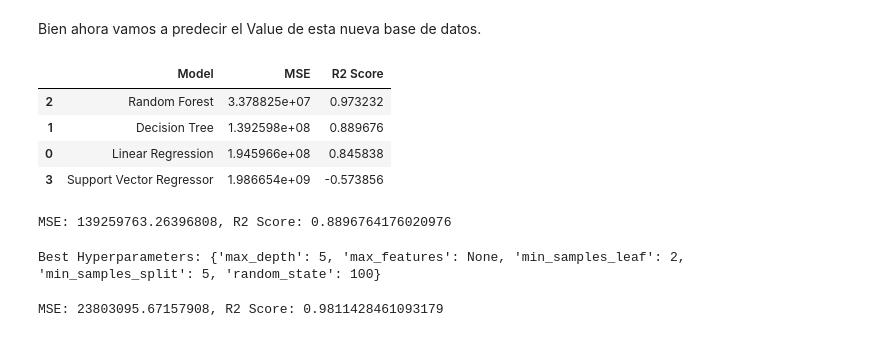
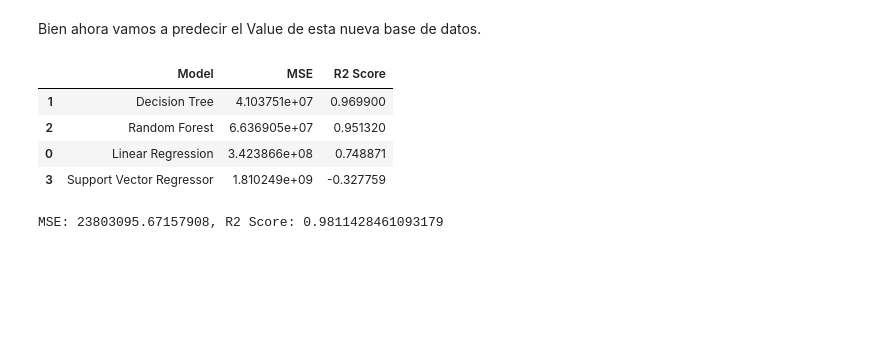
Before and after one commit to AlexSG29/Machine-Learning-Class, a Jupyter notebook: proyecto/proyecto_final.ipynb, the cells around one changed output. Drawn from its saved outputs; the diff is of its cells as text; code cells hidden in the pictures; blank space fills up the shorter version.

```diff
--- a/proyecto/proyecto_final.ipynb
+++ b/proyecto/proyecto_final.ipynb
@@ -218,8 +218,12 @@ from sklearn.metrics import mean_squared_error, r2_score
 # medimos el desempeño de cada modelo
 X = df_merged.drop(['Value', 'Unnamed: 0', 'Year'], axis=1)  # variables predictoras
 y = df_merged['Value']  # variable objetivo
+
+# partimos los datos en entrenamiento y prueba y validation
+
 from sklearn.model_selection import train_test_split
-X_train, X_test, y_train, y_test = train_test_split(X, y, test_size=0.1, random_state=29)
+X_train, X_temp, y_train, y_temp = train_test_split(X, y, test_size=0.3, random_state=29)  # 70% train
+X_val, X_test, y_val, y_test = train_test_split(X_temp, y_temp, test_size=0.5, random_state=29)  # 15% validation, 15% test
 # %%
 # medimos el desempeño de cada modelo
 models = {
@@ -229,47 +233,25 @@ models = {
     'Support Vector Regressor': SVR()
 }
 # %%
-# imprimimos en una tabla el desempeño de cada modelo
+# imprimimos en una tabla el desempeño de cada modelo usando la validación
 results = []
 for name, model in models.items():
     model.fit(X_train, y_train)
-    y_pred = model.predict(X_test)
-    mse = mean_squared_error(y_test, y_pred)
-    r2 = r2_score(y_test, y_pred)
+    y_pred = model.predict(X_val)
+    mse = mean_squared_error(y_val, y_pred)
+    r2 = r2_score(y_val, y_pred)
     results.append({'Model': name, 'MSE': mse, 'R2 Score': r2})
 results_df = pd.DataFrame(results)
 results_df.sort_values(by='R2 Score', ascending=False)
 # %% [output]
 |  | Model | MSE | R2 Score |
-| 2 | Random Forest | 3.378825e+07 | 0.973232 |
-| 1 | Decision Tree | 1.392598e+08 | 0.889676 |
-| 0 | Linear Regression | 1.945966e+08 | 0.845838 |
-| 3 | Support Vector Regressor | 1.986654e+09 | -0.573856 |
+| 1 | Decision Tree | 4.103751e+07 | 0.969900 |
+| 2 | Random Forest | 6.636905e+07 | 0.951320 |
+| 0 | Linear Regression | 3.423866e+08 | 0.748871 |
+| 3 | Support Vector Regressor | 1.810249e+09 | -0.327759 |
-# %%
-# vale ahora vamos a usar siempre a partir de ahora el modelo de decision tree que fue el mejor
-best_model = DecisionTreeRegressor(random_state=29)
-best_model.fit(X_train, y_train)
-y_pred = best_model.predict(X_test)
-mse = mean_squared_error(y_test, y_pred)
-r2 = r2_score(y_test, y_pred)
-print(f'MSE: {mse}, R2 Score: {r2}')
-# %% [output]
-MSE: 139259763.26396808, R2 Score: 0.8896764176020976
 # %%
 # vamos a ajustar el modelo de decision tree con los mejores hiperparámetros usando GridSearchCV
-from sklearn.model_selection import GridSearchCV
-param_grid = {
-    'max_depth': [None, 5, 10, 20, 50, 100, 200],
-    'min_samples_split': [2, 5, 10, 20, 50, 100],
-    'min_samples_leaf': [1, 2, 4, 10, 20, 50],
-    'random_state': [29, 42, 100],
-    'max_features': [None, 'sqrt', 'log2'],
-}
-grid_search = GridSearchCV(estimator=best_model, param_grid=param_grid, cv=5, n_jobs=-1, verbose=0)
-grid_search.fit(X_train, y_train)
-print(f'Best Hyperparameters: {grid_search.best_params_}')
+# usaremos siempre el la validacion
-# %% [output]
-Best Hyperparameters: {'max_depth': 5, 'max_features': None, 'min_samples_leaf': 2, 'min_samples_split': 5, 'random_state': 100}
 # %%
 # imprimir el desempeño del modelo ajustado con los mejores hiperparámetros
 best_model = grid_search.best_estimator_
```
Also changed, not shown: parts of 14 cells of this notebook.
